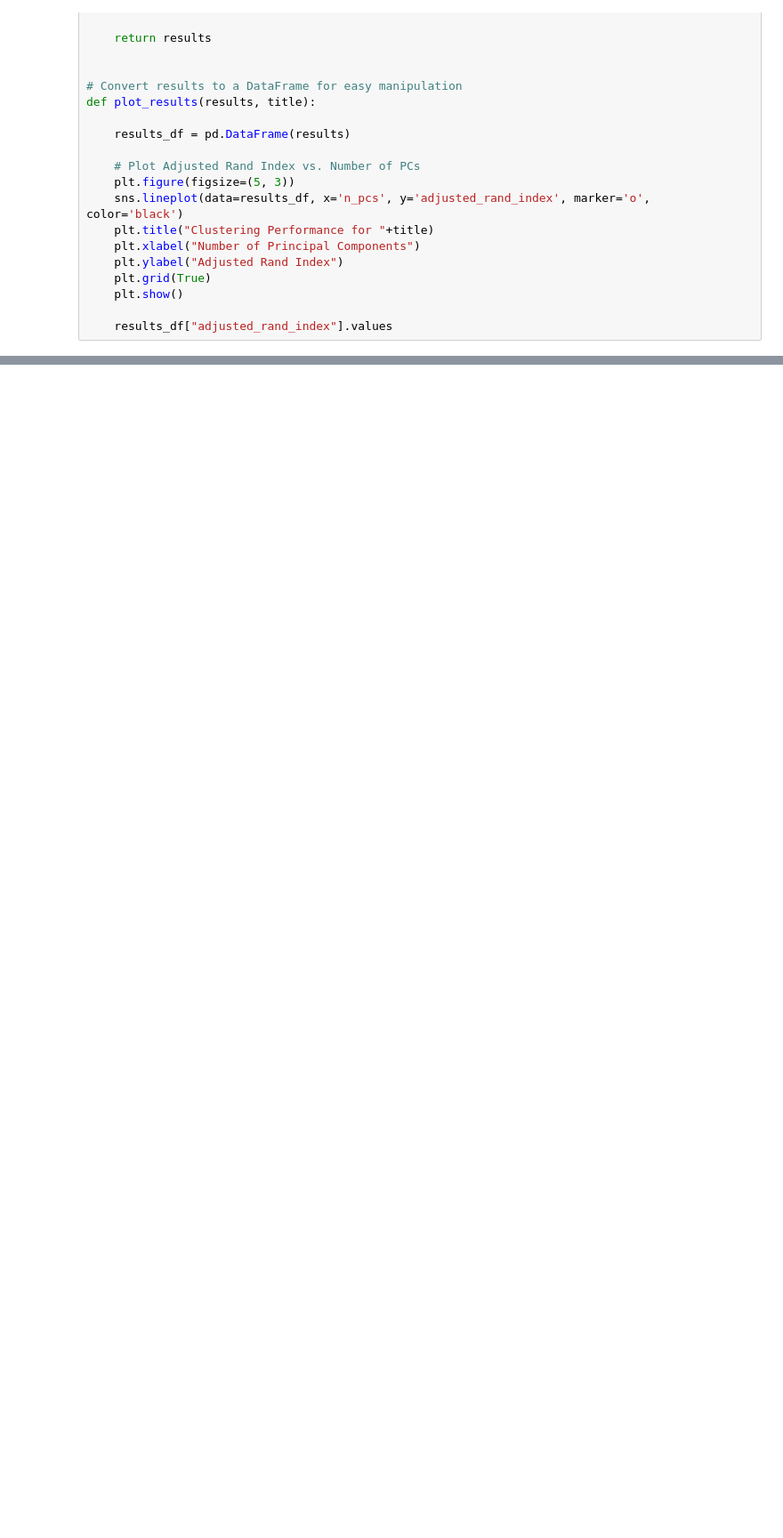
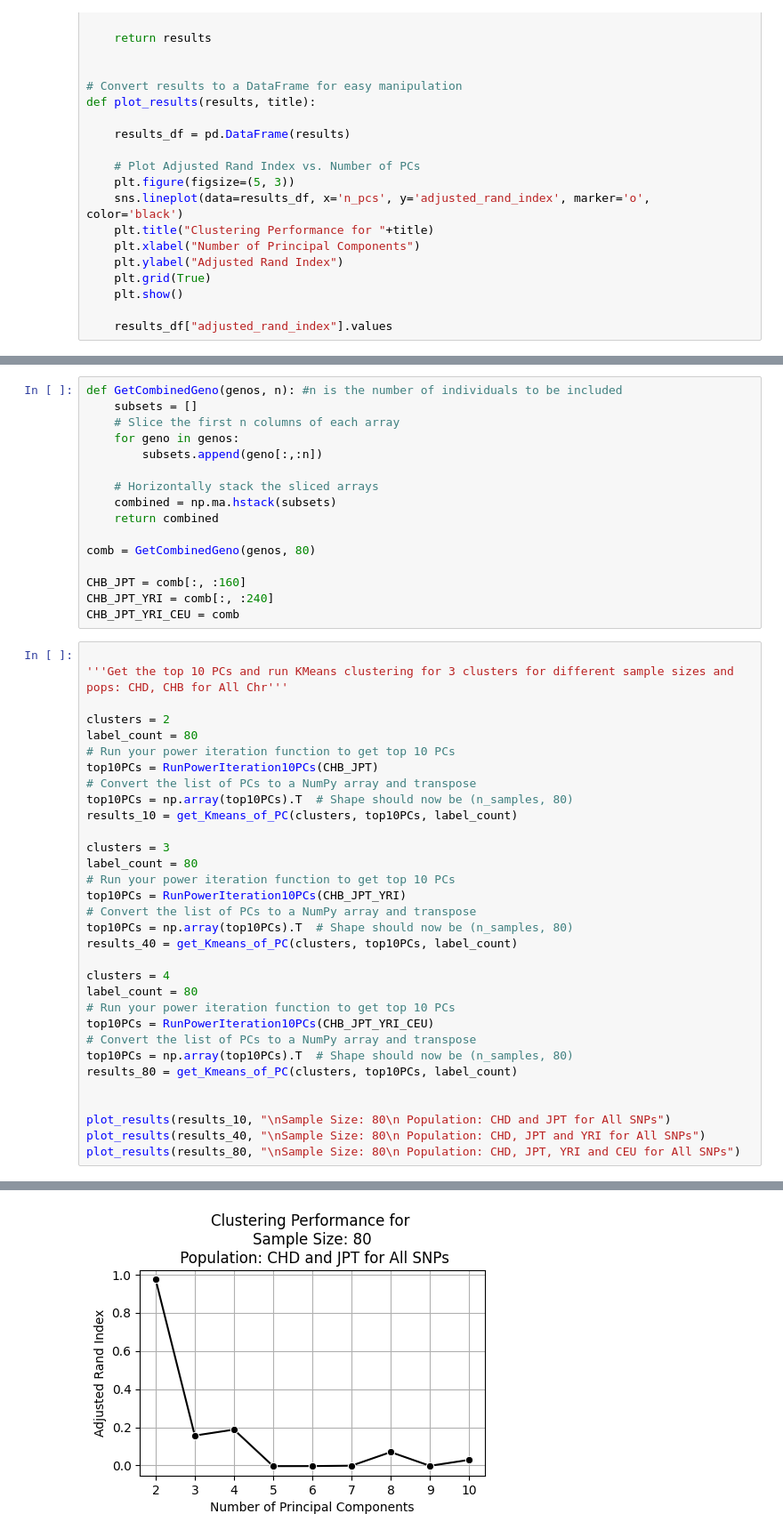
Before and after one commit to tinaryu/StatsGenetics_PowerIterationPCA, a Jupyter notebook: AnalysisCode/power_iteration_kmeans.ipynb, the cells around one changed output, grey strips where cells are left out. Shown at 89% size. Saved outputs shown, nothing was run; the diff lists cells and outputs as text; blank space fills up the shorter version.

Commit message:
Update kmeans with all hapmap3

```diff
--- a/AnalysisCode/power_iteration_kmeans.ipynb
+++ b/AnalysisCode/power_iteration_kmeans.ipynb
@@ -398,0 +412,49 @@ Power iteration: converged at iter=2
+# %%
+def GetCombinedGeno(genos, n): #n is the number of individuals to be included
+    subsets = []
+    # Slice the first n columns of each array
+    for geno in genos:
+        subsets.append(geno[:,:n])
+
+    # Horizontally stack the sliced arrays
+    combined = np.ma.hstack(subsets)
+    return combined
+
+comb = GetCombinedGeno(genos, 80)
+
+CHB_JPT = comb[:, :160]
+CHB_JPT_YRI = comb[:, :240]
+CHB_JPT_YRI_CEU = comb
+# %%
+
+'''Get the top 10 PCs and run KMeans clustering for 3 clusters for different sample sizes and pops: CHD, CHB for All Chr'''
+
+clusters = 2
+label_count = 80
+# Run your power iteration function to get top 10 PCs
+top10PCs = RunPowerIteration10PCs(CHB_JPT)
+# Convert the list of PCs to a NumPy array and transpose
+top10PCs = np.array(top10PCs).T  # Shape should now be (n_samples, 80)
+results_10 = get_Kmeans_of_PC(clusters, top10PCs, label_count)
+
+clusters = 3
+label_count = 80
+# Run your power iteration function to get top 10 PCs
+top10PCs = RunPowerIteration10PCs(CHB_JPT_YRI)
+# Convert the list of PCs to a NumPy array and transpose
+top10PCs = np.array(top10PCs).T  # Shape should now be (n_samples, 80)
+results_40 = get_Kmeans_of_PC(clusters, top10PCs, label_count)
+
+clusters = 4
+label_count = 80
+# Run your power iteration function to get top 10 PCs
+top10PCs = RunPowerIteration10PCs(CHB_JPT_YRI_CEU)
+# Convert the list of PCs to a NumPy array and transpose
+top10PCs = np.array(top10PCs).T  # Shape should now be (n_samples, 80)
+results_80 = get_Kmeans_of_PC(clusters, top10PCs, label_count)
+
+
+plot_results(results_10, "\nSample Size: 80\n Population: CHD and JPT for All SNPs")
+plot_results(results_40, "\nSample Size: 80\n Population: CHD, JPT and YRI for All SNPs")
+plot_results(results_80, "\nSample Size: 80\n Population: CHD, JPT, YRI and CEU for All SNPs")
+# %% [output]
@@ -398,0 +478 @@ Power iteration: converged at iter=2
+[figure, added]
```
Also changed, not shown: parts of 14 cells of this notebook.
